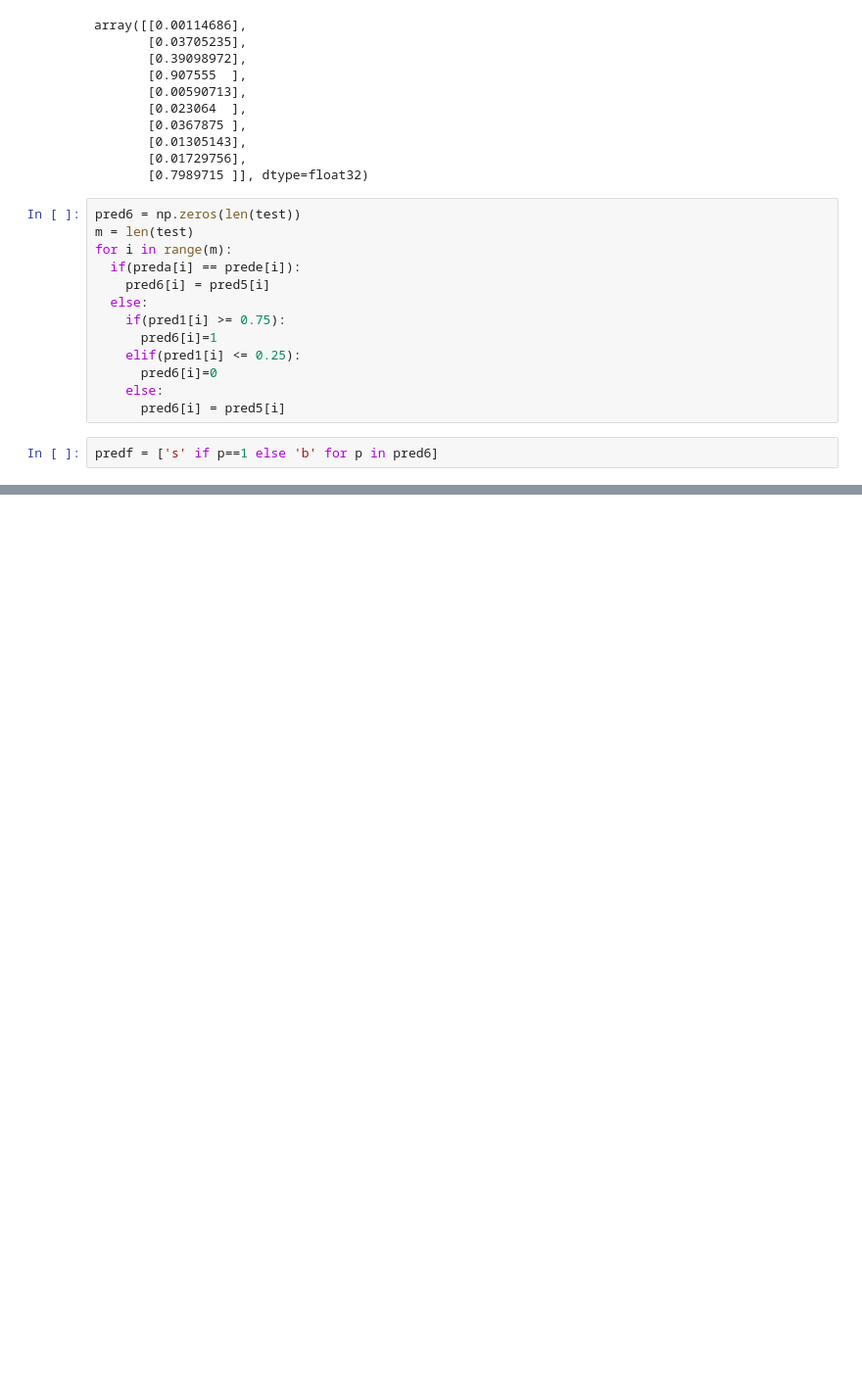
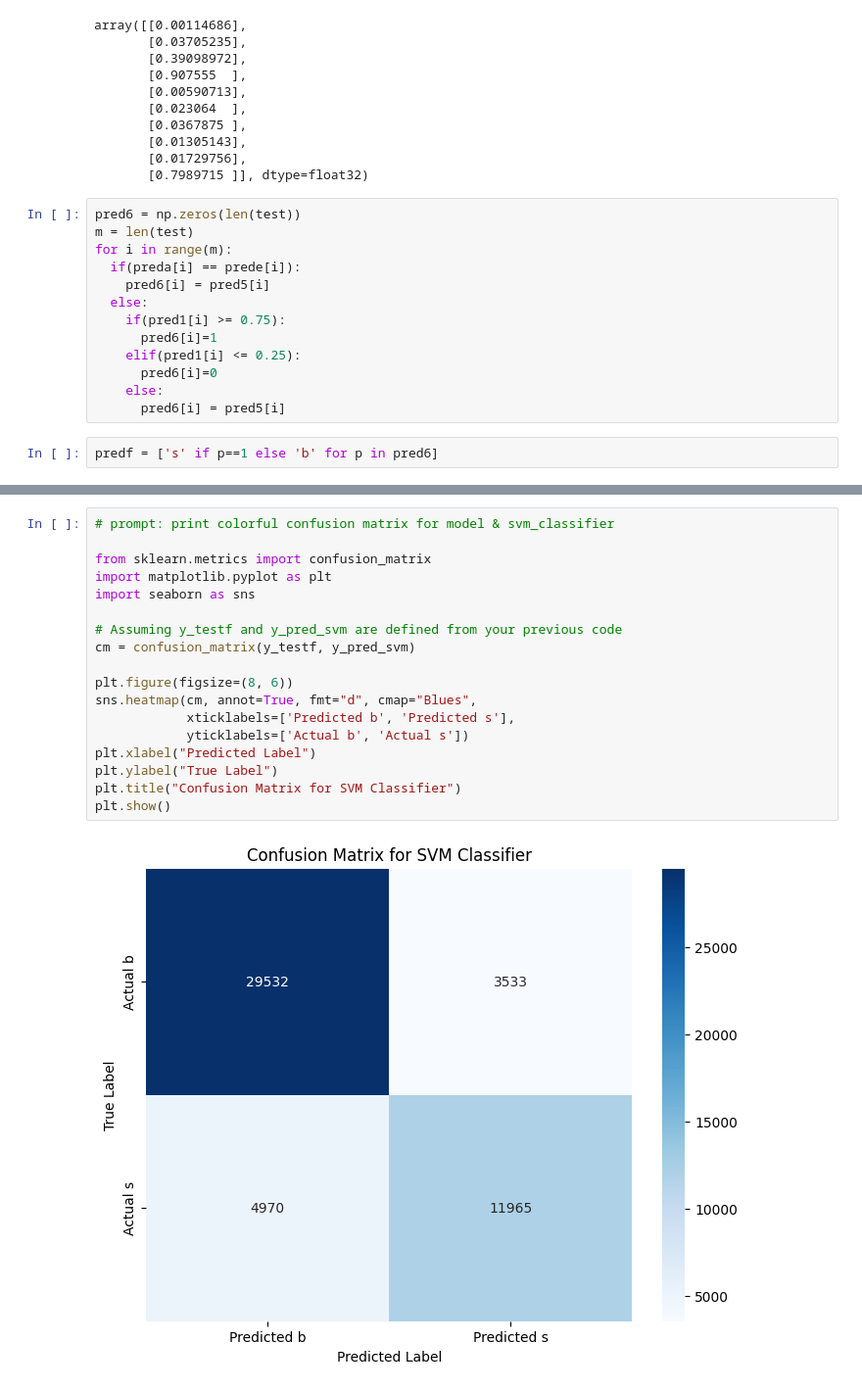
Before and after one commit to Devansh30032004/Higgs_Boson_Detector, a Jupyter notebook: Higgs_boson_classifier.ipynb, the cells around one changed output, grey strips where cells are left out. Shown at 98% size. Drawn from its saved outputs; the diff is of its cells as text; blank space fills up the shorter version.

```diff
--- a/Higgs_boson_classifier.ipynb
+++ b/Higgs_boson_classifier.ipynb
@@ -908,0 +887,20 @@ predf = ['s' if p==1 else 'b' for p in pred6]
+# %%
+# prompt: print colorful confusion matrix for model & svm_classifier
+
+from sklearn.metrics import confusion_matrix
+import matplotlib.pyplot as plt
+import seaborn as sns
+
+# Assuming y_testf and y_pred_svm are defined from your previous code
+cm = confusion_matrix(y_testf, y_pred_svm)
+
+plt.figure(figsize=(8, 6))
+sns.heatmap(cm, annot=True, fmt="d", cmap="Blues",
+            xticklabels=['Predicted b', 'Predicted s'],
+            yticklabels=['Actual b', 'Actual s'])
+plt.xlabel("Predicted Label")
+plt.ylabel("True Label")
+plt.title("Confusion Matrix for SVM Classifier")
+plt.show()
+# %% [output]
+[figure, added]
```
Also changed, not shown: parts of 1 cell of this notebook.
